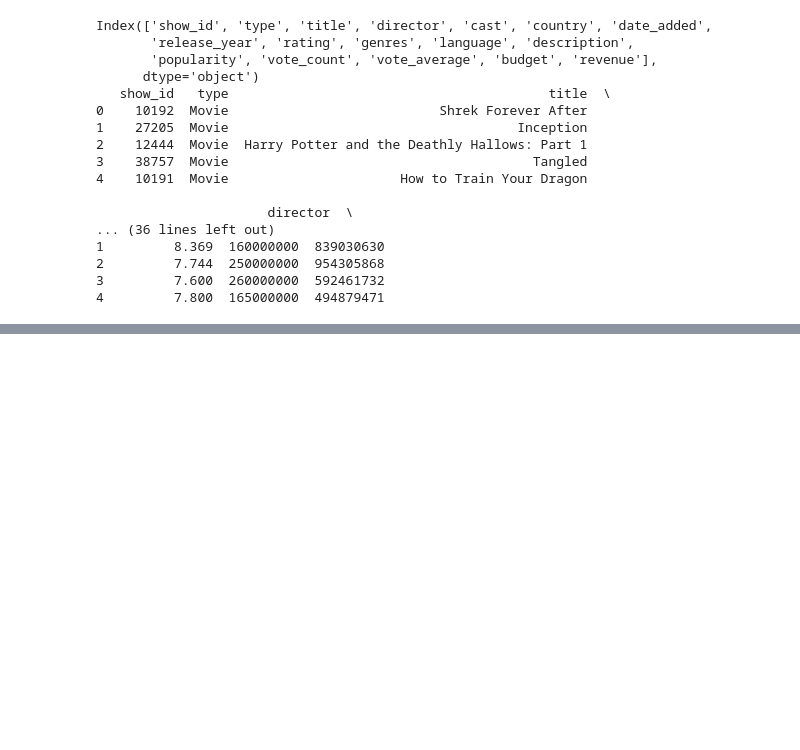
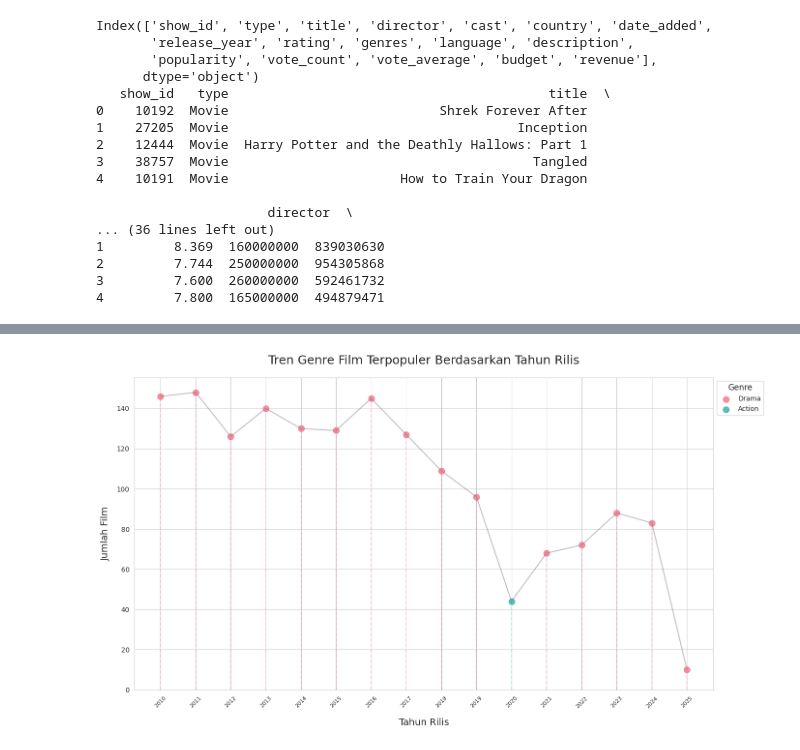
Before and after one commit to ezrabrilliant/pdds, a Jupyter notebook: netflix_analysis.ipynb, the cells around one changed output, grey strips where cells are left out. Drawn from its saved outputs; the diff is of its cells as text; code cells hidden in the pictures; blank space fills up the shorter version.

```diff
--- a/netflix_analysis.ipynb
+++ b/netflix_analysis.ipynb
@@ -280,0 +263,55 @@ print(top_genre_per_year)
+# %%
+import pandas as pd
+import matplotlib.pyplot as plt
+import seaborn as sns
+import numpy as np
+
+df_year = df[['release_year', 'genres']].dropna()
+df_year['genre_list'] = df_year['genres'].str.split(', ')
+df_year_exploded = df_year.explode('genre_list')
+counts = df_year_exploded.groupby(['release_year', 'genre_list']).size().reset_index(name='count')
+
+top_genre_per_year = counts.loc[counts.groupby('release_year')['count'].idxmax()].reset_index(drop=True)
+df_plot = top_genre_per_year.sort_values('release_year', ascending=True)
+
+sns.set_style("whitegrid")
+plt.figure(figsize=(14, 8))
+
+unique_genres = df_plot['genre_list'].unique()
+color_palette = sns.color_palette("husl", len(unique_genres))
+genre_colors = dict(zip(unique_genres, color_palette))
+
+for genre in unique_genres:
+    genre_data = df_plot[df_plot['genre_list'] == genre]
+
+    plt.vlines(x=genre_data['release_year'], ymin=0, ymax=genre_data['count'],
+               color=genre_colors[genre], alpha=0.3, linewidth=1.5, linestyles='dashed')
+    plt.scatter(genre_data['release_year'], genre_data['count'],
+                label=genre, s=80, color=genre_colors[genre], alpha=0.8)
+
+plt.plot(df_plot['release_year'], df_plot['count'],
+         color='gray', linestyle='-', alpha=0.5, linewidth=1.5)
+
+# Melabeli titik-titik data
+for i, row in df_plot.iterrows():
+    plt.text(row['release_year'], -max(df_plot['count']) * 0.02,
+             str(row['release_year']), ha='center', va='top', fontsize=8, rotation=45)
+
+plt.title('Tren Genre Film Terpopuler Berdasarkan Tahun Rilis', fontsize=18, pad=20)
+plt.xlabel('Tahun Rilis', fontsize=14, labelpad=10)
+plt.ylabel('Jumlah Film', fontsize=14, labelpad=10)
+
+xtick_labels = np.arange(min(df_plot['release_year']), max(df_plot['release_year'])+1)
+plt.xticks(xtick_labels, rotation=45, fontsize=10, alpha=0)
+
+legend = plt.legend(title='Genre', loc='upper left', bbox_to_anchor=(1, 1),
+                   frameon=True, fontsize=10)
+legend.get_title().set_fontsize(12)
+
+plt.tight_layout()
+plt.grid(axis='y', linestyle='-', alpha=1)
+plt.ylim(bottom=0)
+# Tampilkan plot
+plt.show()
+# %% [output]
+[figure, added]
```
Also changed, not shown: parts of 7 cells of this notebook.
